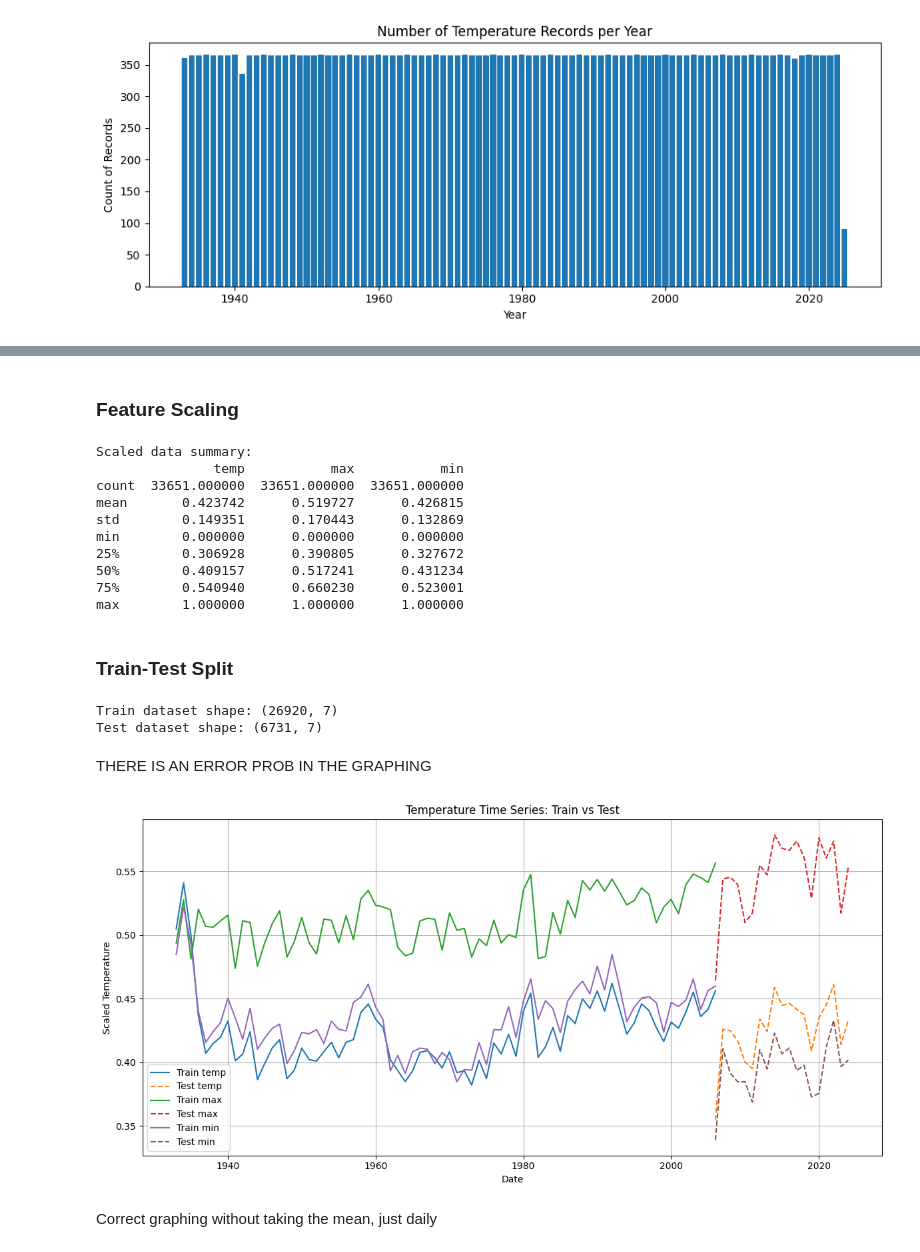
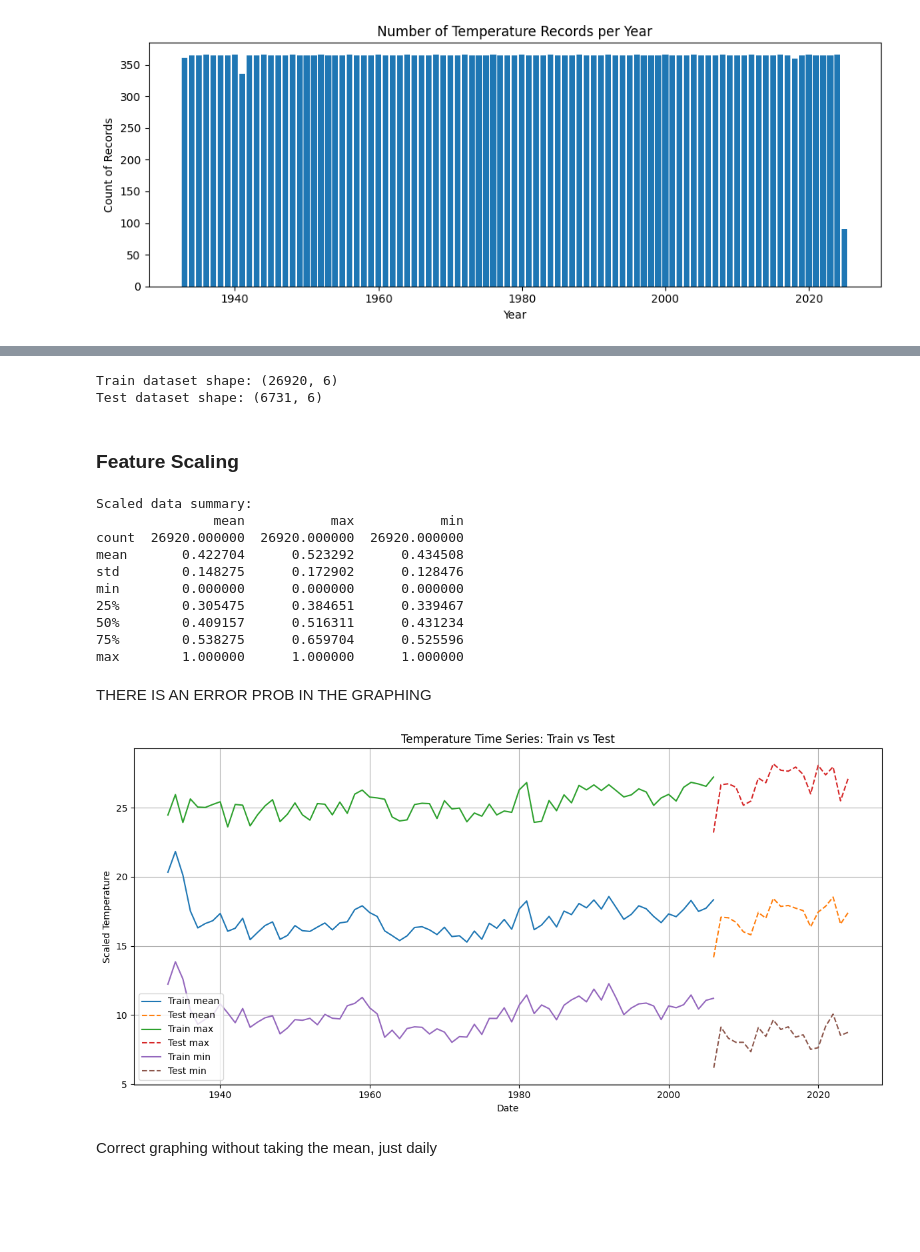
Before and after one commit to GianiRanzetti/Minerva---Weather-Derivatives, a Jupyter notebook: CNN-LSTM Model/Neural-Networks.ipynb, the cells around one changed output, grey strips where cells are left out. Saved outputs shown, nothing was run; the diff lists cells and outputs as text; code cells hidden in the pictures; blank space fills up the shorter version.

```diff
--- a/CNN-LSTM Model/Neural-Networks.ipynb
+++ b/CNN-LSTM Model/Neural-Networks.ipynb
@@ -109,5 +124,5 @@ New dataset
 # %%
-df = pd.read_csv("Data/full_cleaned_data.csv")
+df = pd.read_csv("full_cleaned_data.csv")
 # %% [markdown]
 Checking Average, Max, Min Temperature Trends Over the Years
 # %%
@@ -206,38 +223,36 @@ year
+# %%
+# Create train and test sets for the selected features (without shuffling for time series)
+df_train, df_test = train_test_split(df, test_size=0.2, shuffle=False)
+
+print("Train dataset shape:", df_train.shape)
+print("Test dataset shape:", df_test.shape)
+# %% [output]
+Train dataset shape: (26920, 6)
+Test dataset shape: (6731, 6)
 # %% [markdown]
 ### Feature Scaling
 # %%
 import pandas as pd
 from sklearn.preprocessing import MinMaxScaler
 
-features = ['temp', 'max', 'min']
-df_scaled = df.copy()
+features = ['mean', 'max', 'min']
+df_train_scaled = df_train.copy()
 scaler = MinMaxScaler()
-df_scaled[features] = scaler.fit_transform(df[features])
+df_train_scaled[features] = scaler.fit_transform(df_train_scaled[features])
 
 print("Scaled data summary:")
-print(df_scaled[features].describe())
+print(df_train_scaled[features].describe())
 # %% [output]
 Scaled data summary:
-               temp           max           min
-count  33651.000000  33651.000000  33651.000000
-mean       0.423742      0.519727      0.426815
-std        0.149351      0.170443      0.132869
+               mean           max           min
+count  26920.000000  26920.000000  26920.000000
+mean       0.422704      0.523292      0.434508
+std        0.148275      0.172902      0.128476
 min        0.000000      0.000000      0.000000
-25%        0.306928      0.390805      0.327672
-50%        0.409157      0.517241      0.431234
-75%        0.540940      0.660230      0.523001
+25%        0.305475      0.384651      0.339467
+50%        0.409157      0.516311      0.431234
+75%        0.538275      0.659704      0.525596
 max        1.000000      1.000000      1.000000
-# %% [markdown]
-### Train-Test Split
-# %%
-# Create train and test sets for the selected features (without shuffling for time series)
-df_train, df_test = train_test_split(df_scaled, test_size=0.2, shuffle=False)
-
-print("Train dataset shape:", df_train.shape)
-print("Test dataset shape:", df_test.shape)
-# %% [output]
-Train dataset shape: (26920, 7)
-Test dataset shape: (6731, 7)
 # %% [markdown]
 THERE IS AN ERROR PROB IN THE GRAPHING
 # %%
@@ -245,38 +260,40 @@ df_train['date'] = pd.to_datetime(df_train['date'])
 df_train['year'] = df_train['date'].dt.year
 
 # Define temp_cols as the list of features.
-temp_cols = ['temp', 'max', 'min']
+temp_cols = ['mean', 'max', 'min']
 
 # Group by year and calculate the mean.
 yearly_trends_train = df_train.groupby('year')[temp_cols].mean()
 yearly_trends_train = yearly_trends_train[yearly_trends_train.index < 2025]
-yearly_trends_train.reset_index(inplace=False)
+
 
 # Optionally, compute differences between consecutive years.
 # yearly_trends_train['temp_diff'] = yearly_trends_train['temp'].diff()
 
 yearly_trends_test = df_test.groupby('year')[temp_cols].mean()
 yearly_trends_test = yearly_trends_test[yearly_trends_test.index < 2025]
-yearly_trends_test.reset_index(inplace=False)
+
+# Turn off or on to check the test set
+# yearly_trends_test = yearly_trends_test[::-1]
 
 # yearly_trends_test['temp_diff'] = yearly_trends_test['temp'].diff()
 
 plt.figure(figsize=(12, 6))
 for col in temp_cols:
     # Plot training data (using the date column for the x-axis)
     plt.plot(yearly_trends_train.index, yearly_trends_train[col], label=f'Train {col}')
     # Plot testing data
     plt.plot(yearly_trends_test.index, yearly_trends_test[col], label=f'Test {col}', linestyle='--')
 
 plt.title("Temperature Time Series: Train vs Test")
 plt.xlabel("Date")
 plt.ylabel("Scaled Temperature")
 plt.legend()
 plt.grid(True)
 plt.tight_layout()
 plt.show()
 # %% [output]
-[figure, old version]
+[figure, new version]
 # %% [markdown]
 Correct graphing without taking the mean, just daily
 # %%
```
Also changed, not shown: parts of 13 cells of this notebook, 1 other file.
